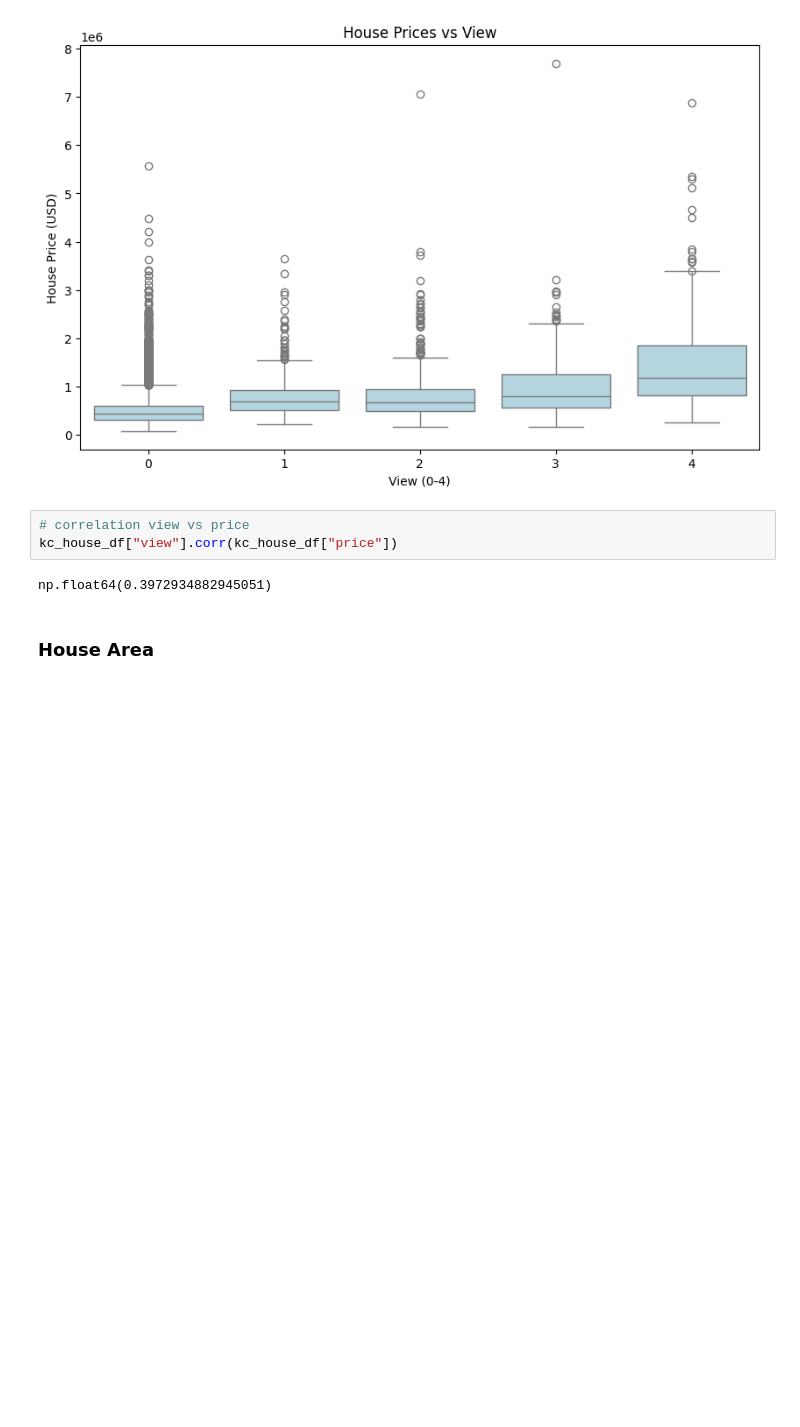
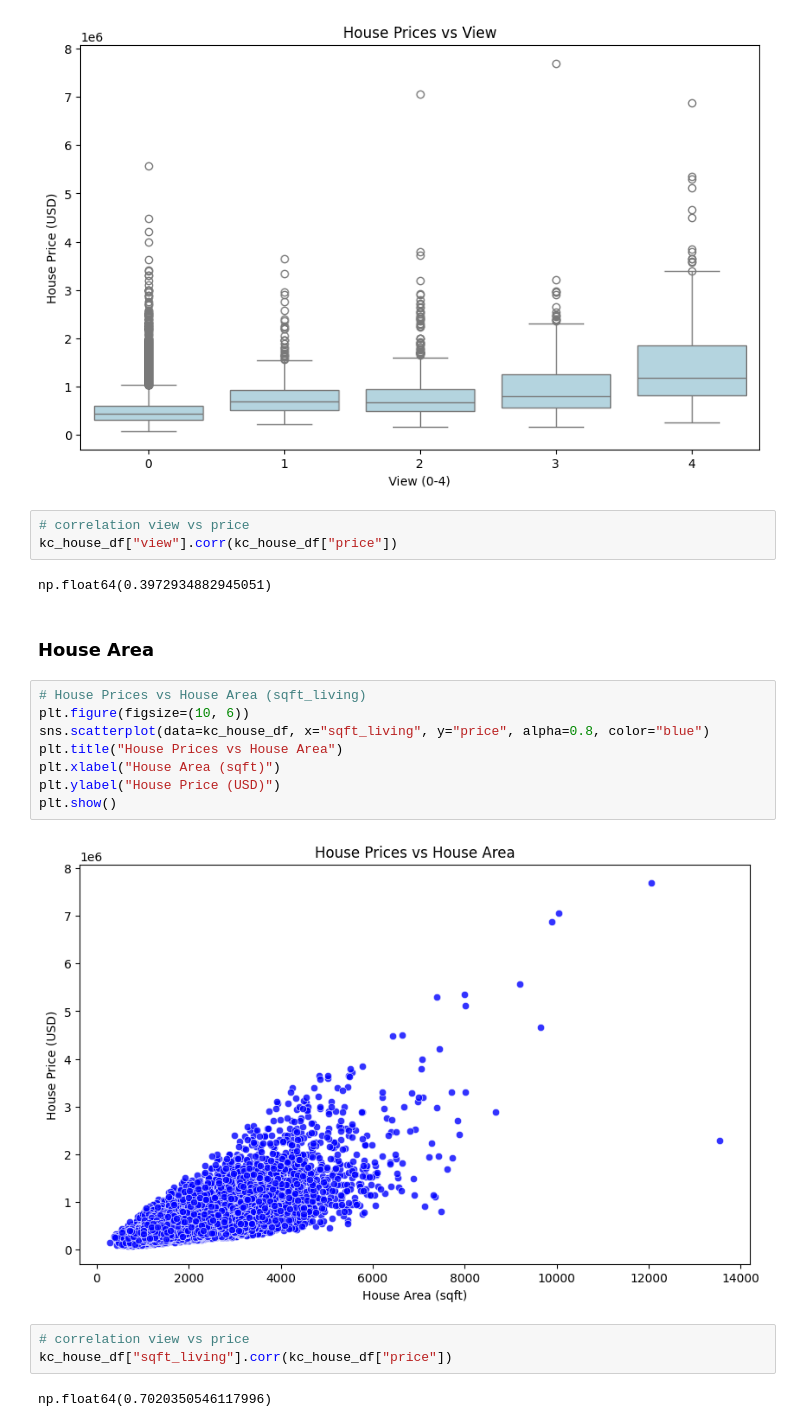
Before and after one commit to luiizsps/house_market, a Jupyter notebook: house_market.ipynb, the cells around one changed output. Saved outputs shown, nothing was run; the diff lists cells and outputs as text; blank space fills up the shorter version.

```diff
--- a/house_market.ipynb
+++ b/house_market.ipynb
@@ -143,3 +143,18 @@ kc_house_df["view"].corr(kc_house_df["price"])
 np.float64(0.3972934882945051)
 # %% [markdown]
 ### House Area
+# %%
+# House Prices vs House Area (sqft_living)
+plt.figure(figsize=(10, 6))
+sns.scatterplot(data=kc_house_df, x="sqft_living", y="price", alpha=0.8, color="blue")
+plt.title("House Prices vs House Area")
+plt.xlabel("House Area (sqft)")
+plt.ylabel("House Price (USD)")
+plt.show()
+# %% [output]
+[figure, added]
+# %%
+# correlation view vs price
+kc_house_df["sqft_living"].corr(kc_house_df["price"])
+# %% [output]
+np.float64(0.7020350546117996)
```
Also changed, not shown: parts of 7 cells of this notebook.
